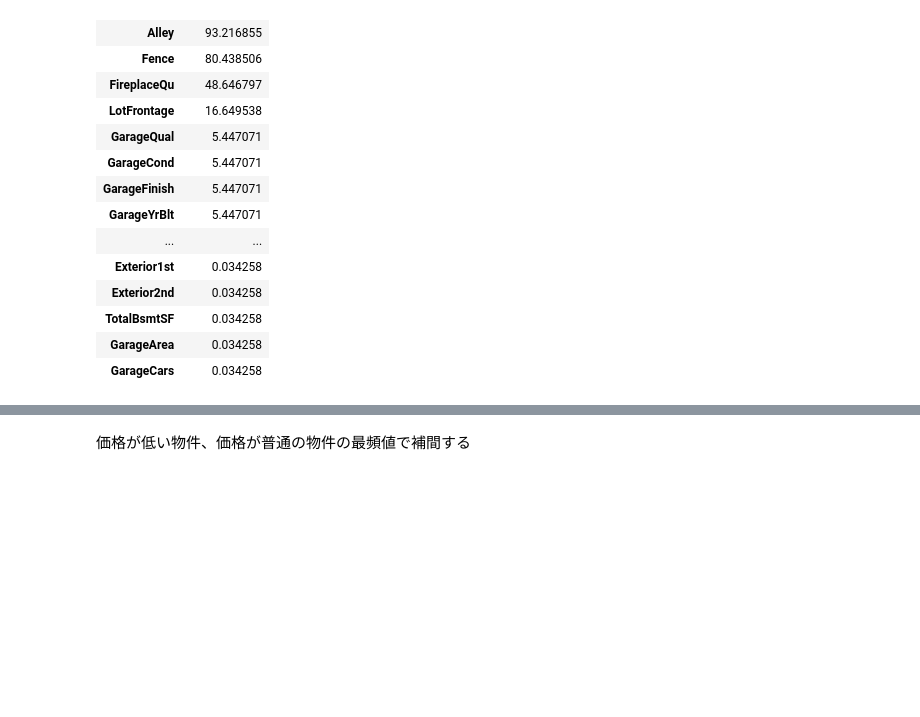
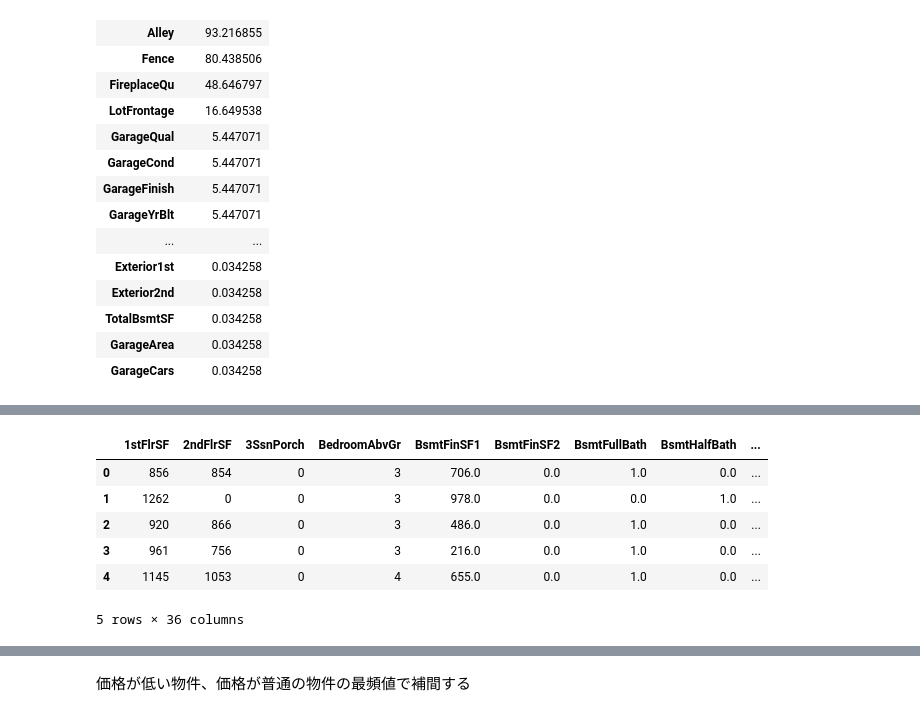
Before and after one commit to YSergey/Kaggle, a Jupyter notebook: House Prices/self.ipynb, the cells around one changed output, grey strips where cells are left out. Saved outputs shown, nothing was run; the diff lists cells and outputs as text; code cells hidden in the pictures; blank space fills up the shorter version.

```diff
--- a/House Prices/self.ipynb
+++ b/House Prices/self.ipynb
@@ -542,0 +355,7 @@ See the caveats in the documentation: http://pandas.pydata.org/pandas-docs/stabl
+# %%
+ohe_columns = all_data.select_dtypes(include=['object']).columns
+all_obj = all_data.select_dtypes(include=['object'])
+all_obj= pd.get_dummies(all_obj, columns=ohe_columns)
+
+# Check shape
+print('Shape all_data: {}'.format(all_obj.shape))
@@ -542,0 +374,13 @@ See the caveats in the documentation: http://pandas.pydata.org/pandas-docs/stabl
+# %%
+ for col in ohe_columns:
+    all_data= all_data.drop(columns=col, axis=1)
+
+all_data.head()
+# %% [output]
+|  | 1stFlrSF | 2ndFlrSF | 3SsnPorch | BedroomAbvGr | BsmtFinSF1 | BsmtFinSF2 | BsmtFullBath | BsmtHalfBath | ... |
+| 0 | 856 | 854 | 0 | 3 | 706.0 | 0.0 | 1.0 | 0.0 | ... |
+| 1 | 1262 | 0 | 0 | 3 | 978.0 | 0.0 | 0.0 | 1.0 | ... |
+| 2 | 920 | 866 | 0 | 3 | 486.0 | 0.0 | 1.0 | 0.0 | ... |
+| 3 | 961 | 756 | 0 | 3 | 216.0 | 0.0 | 1.0 | 0.0 | ... |
+| 4 | 1145 | 1053 | 0 | 4 | 655.0 | 0.0 | 1.0 | 0.0 | ... |
+5 rows × 36 columns
```
Also changed, not shown: parts of 28 cells of this notebook, 6 other files.
